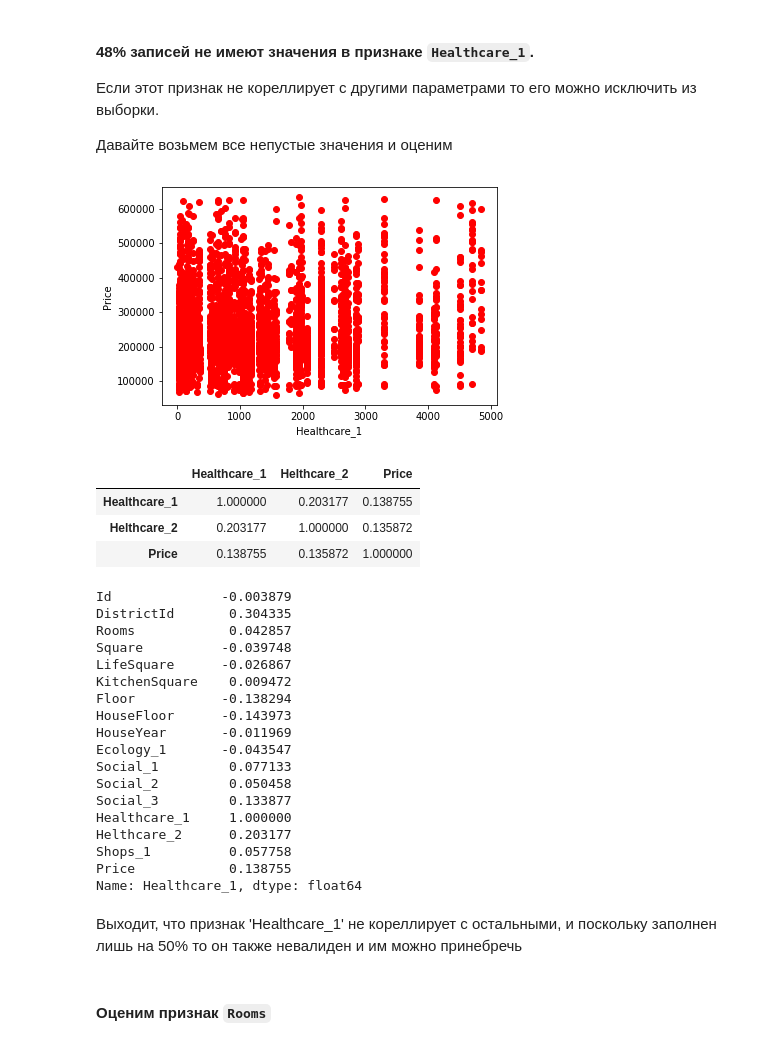
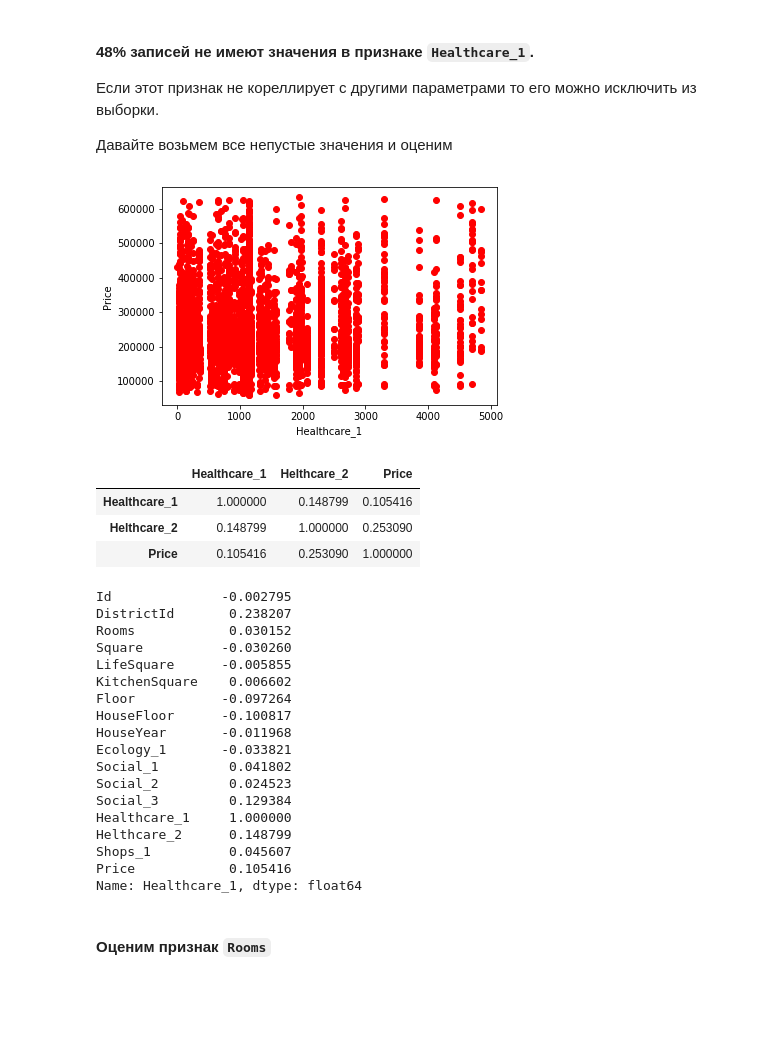
Before and after one commit to DmitryVGusev/GB-Python-in-DS, a Jupyter notebook: Python_in_DS_Coursework.ipynb, the cells around one changed output. Saved outputs shown, nothing was run; the diff lists cells and outputs as text; code cells hidden in the pictures; blank space fills up the shorter version.

```diff
--- a/Python_in_DS_Coursework.ipynb
+++ b/Python_in_DS_Coursework.ipynb
@@ -102,48 +102,46 @@ square_with_tiny_kitchen.mean(), square_with_tiny_kitchen.count() / data['Square
 Давайте возьмем все непустые значения и оценим
 # %%
 Healthcare_1_mean = data['Healthcare_1'].mean()
-data['Healthcare_1'].fillna(Healthcare_1_mean, inplace=Trueue)
+data['Healthcare_1'].fillna(Healthcare_1_mean, inplace=True)
 # %%
 plt.plot(
-    health_param_1['Healthcare_1'],
-    health_param_1['Price'],
+    data['Healthcare_1'],
+    data['Price'],
     'ro'
 )
 plt.xlabel('Healthcare_1')
 plt.ylabel('Price')
 plt.show();
 # %% [output]
-[figure, old version]
+[figure, new version]
 # %%
-health_param_1[['Healthcare_1', 'Helthcare_2', 'Price']].corr()
+data[['Healthcare_1', 'Helthcare_2', 'Price']].corr()
 # %% [output]
 |  | Healthcare_1 | Helthcare_2 | Price |
-| Healthcare_1 | 1.000000 | 0.203177 | 0.138755 |
-| Helthcare_2 | 0.203177 | 1.000000 | 0.135872 |
-| Price | 0.138755 | 0.135872 | 1.000000 |
+| Healthcare_1 | 1.000000 | 0.148799 | 0.105416 |
+| Helthcare_2 | 0.148799 | 1.000000 | 0.253090 |
+| Price | 0.105416 | 0.253090 | 1.000000 |
 # %%
-health_param_1.corr()['Healthcare_1']
+data.corr()['Healthcare_1']
 # %% [output]
-Id              -0.003879
-DistrictId       0.304335
-Rooms            0.042857
-Square          -0.039748
-LifeSquare      -0.026867
-KitchenSquare    0.009472
-Floor           -0.138294
-HouseFloor      -0.143973
-HouseYear       -0.011969
-Ecology_1       -0.043547
-Social_1         0.077133
-Social_2         0.050458
-Social_3         0.133877
+Id              -0.002795
+DistrictId       0.238207
+Rooms            0.030152
+Square          -0.030260
+LifeSquare      -0.005855
+KitchenSquare    0.006602
+Floor           -0.097264
+HouseFloor      -0.100817
+HouseYear       -0.011968
+Ecology_1       -0.033821
+Social_1         0.041802
+Social_2         0.024523
+Social_3         0.129384
 Healthcare_1     1.000000
-Helthcare_2      0.203177
-Shops_1          0.057758
-Price            0.138755
+Helthcare_2      0.148799
+Shops_1          0.045607
+Price            0.105416
 Name: Healthcare_1, dtype: float64
-# %% [markdown]
-Выходит, что признак 'Healthcare_1' не кореллирует с остальными, и поскольку заполнен лишь на 50% то он также невалиден и им можно принебречь
 # %% [markdown]
 #### Оценим признак `Rooms`
 # %%
```
Also changed, not shown: parts of 34 cells of this notebook.
